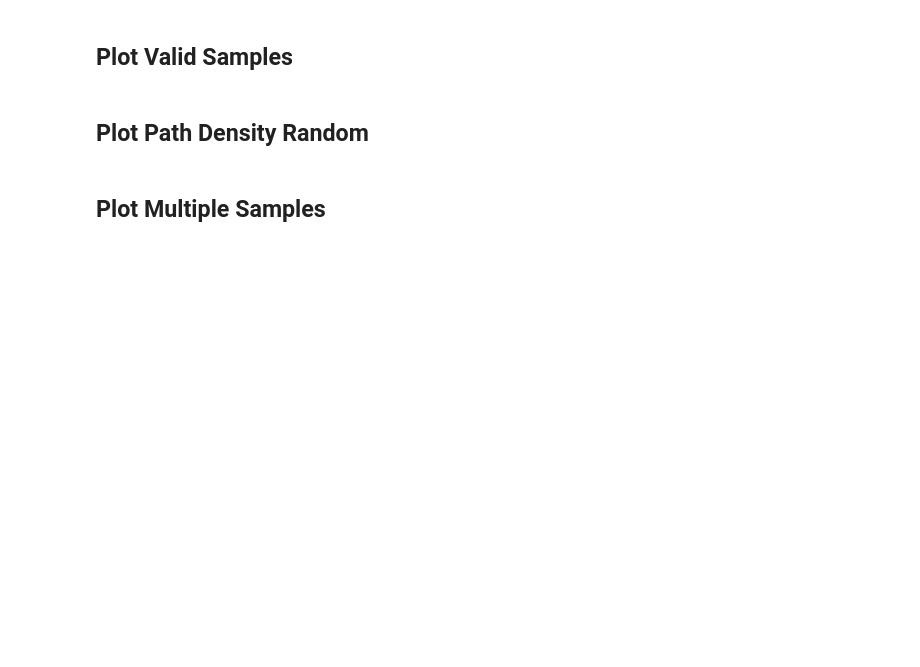
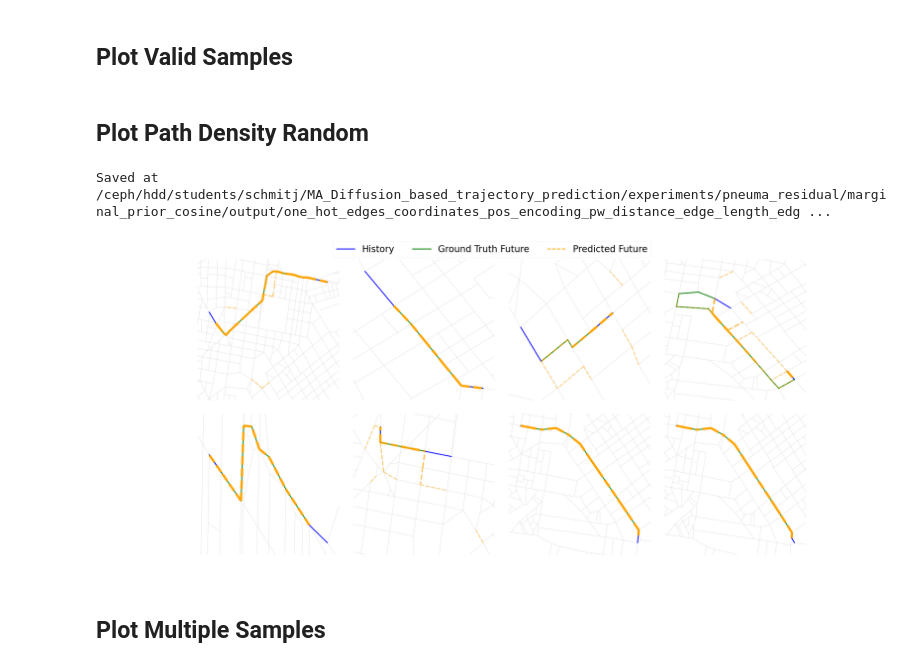
Before and after one commit to schjo480/Master_Thesis, a Jupyter notebook: notebooks/final_evaluation_script.ipynb, the cells around one changed output. Cells and saved outputs as stored; diff of their text form; code cells hidden in the pictures; blank space fills up the shorter version.

```diff
--- a/notebooks/final_evaluation_script.ipynb
+++ b/notebooks/final_evaluation_script.ipynb
@@ -38,29 +57,37 @@ res = {'sample_list': sample_list, 'samples_valid': samples_valid, 'valid_ids':
 # %% [markdown]
 ## Load Graph
 # %%
-def load_new_format(file_path, device):
+# TODO: Replace with import from trajectory dataset
+def load_new_format(file_path, edge_features, device):
         paths = []
         with h5py.File(file_path, 'r') as new_hf:
             node_coordinates = torch.tensor(new_hf['graph']['node_coordinates'][:], dtype=torch.float, device=device)
-            #edges = torch.tensor(new_hf['graph']['edges'][:], dtype=torch.long, device=device)
+            # Normalize the coordinates to (0, 1) if any of the coordinates is larger than 1
+            if node_coordinates.max() > 1:
+                max_values = node_coordinates.max(0)[0]
+                min_values = node_coordinates.min(0)[0]
+                node_coordinates[:, 0] = (node_coordinates[:, 0] - min_values[0]) / (max_values[0] - min_values[0])
+                node_coordinates[:, 1] = (node_coordinates[:, 1] - min_values[1]) / (max_values[1] - min_values[1])
             edges = new_hf['graph']['edges'][:]
             edge_coordinates = node_coordinates[edges]
             nodes = [(i, {'pos': torch.tensor(pos, device=device)}) for i, pos in enumerate(node_coordinates)]
-            #edges = [(torch.tensor(edge[0], device=device), torch.tensor(edge[1], device=device)) for edge in edges]
             edges = [tuple(edge) for edge in edges]
-
-            '''nodes = [(i, {'pos': tuple(pos)}) for i, pos in enumerate(node_coordinates)]
-            edges = [tuple(edge) for edge in edges]'''
 
             for i in tqdm(new_hf['trajectories'].keys()):
                 path_group = new_hf['trajectories'][i]
                 path = {attr: torch.tensor(path_group[attr][()], device=device) for attr in path_group.keys() if attr in ['coordinates', 'edge_idxs', 'edge_orientations']}
-                # path = {attr: path_group[attr][()] for attr in path_group.keys()}
                 paths.append(path)
-
+            if 'road_type' in edge_features:
+                onehot_encoded_road_type = new_hf['graph']['road_type'][:]
+                return paths, nodes, edges, edge_coordinates, onehot_encoded_road_type
+            else:
+                return paths, nodes, edges, edge_coordinates
         return paths, nodes, edges, edge_coordinates
 
-paths, nodes, edges, edge_coordinates = load_new_format(f'/ceph/hdd/students/schmitj/MA_Diffusion_based_trajectory_prediction/data/{dataset}_val.h5', 'cpu')
+if test:
+    paths, nodes, edges, edge_coordinates = load_new_format(f'/ceph/hdd/students/schmitj/MA_Diffusion_based_trajectory_prediction/data/{dataset}_test.h5', features, 'cpu')
+else:
+    paths, nodes, edges, edge_coordinates = load_new_format(f'/ceph/hdd/students/schmitj/MA_Diffusion_based_trajectory_prediction/data/{dataset}_val.h5', features, 'cpu')
 indexed_edges = [((start, end), index) for index, (start, end) in enumerate(edges)]
 G = nx.Graph()
 G.add_nodes_from(nodes)
@@ -136,2 +290,9 @@ plot_paths_random(res['ground_truth_hist'], res['ground_truth_fut'], res['sample
+# %%
+save_path = f'{folder}/{dataset}_{model}/{transition_matrix}_{noising}/output'
+if not os.path.exists(save_path):
+    os.makedirs(save_path)
+save_path = save_path + f'/{features}_valid_hist{history}_fut_{future}.png'
+print("Saved at", save_path)
+plot_paths_random(res['ground_truth_hist'], res['ground_truth_fut'], res['samples_valid'], edge_coordinates, save_path=save_path, num_paths_to_plot=8, num_cols=4, num_rows=2, zoom_in=True, valid=True, valid_ids=res['valid_ids'])
 # %% [markdown]
 ## Plot Path Density Random
@@ -224,3 +482,13 @@ plot_path_density_random(res['ground_truth_hist'], res['ground_truth_fut'], res[
+# %%
+save_path = f'{folder}/{dataset}_{model}/{transition_matrix}_{noising}/output'
+if not os.path.exists(save_path):
+    os.makedirs(save_path)
+save_path = save_path + f'/{features}_density_hist{history}_fut_{future}.png'
+print("Saved at", save_path)
+plot_path_density_random(res['ground_truth_hist'], res['ground_truth_fut'], res['samples_raw'], edge_coordinates, num_paths_to_plot=8, num_cols=4, num_rows=2, save_path=save_path, zoom_in=True)
+# %% [output]
+Saved at /ceph/hdd/students/schmitj/MA_Diffusion_based_trajectory_prediction/experiments/pneuma_residual/marginal_prior_cosine/output/one_hot_edges_coordinates_pos_encoding_pw_distance_edge_length_edg ...
+[figure, added]
 # %% [markdown]
 ## Plot Multiple Samples
 # %%
```
Also changed, not shown: parts of 40 cells of this notebook, 34 other files.
